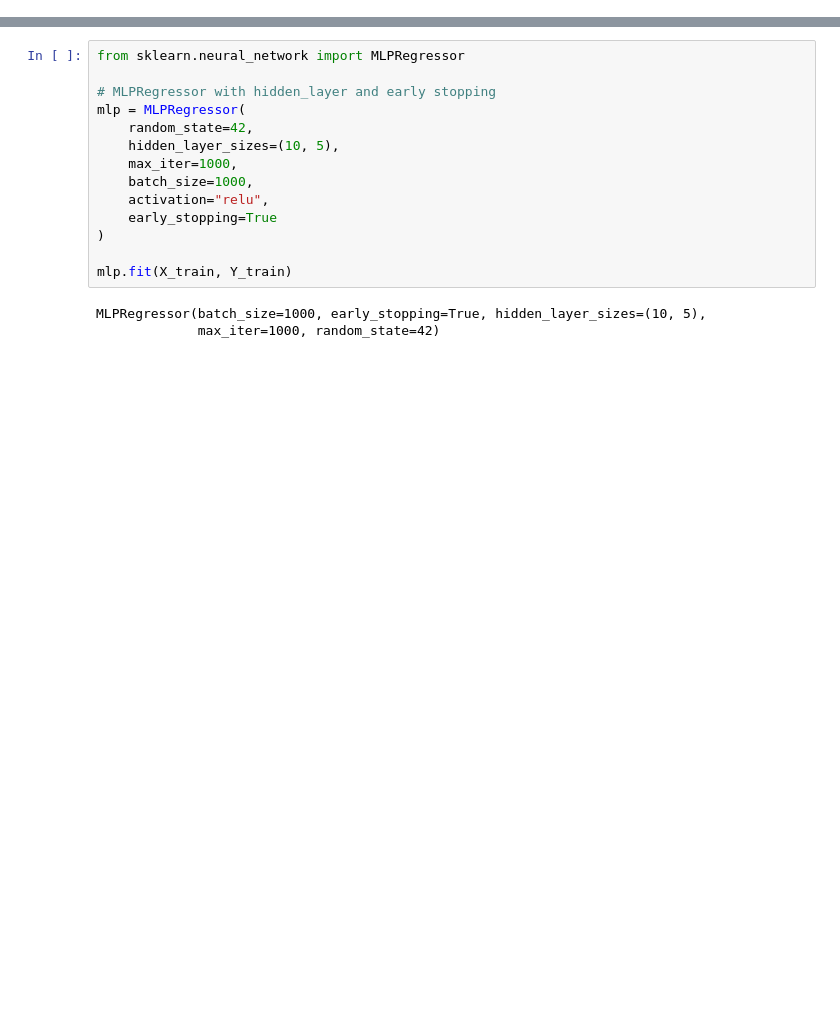
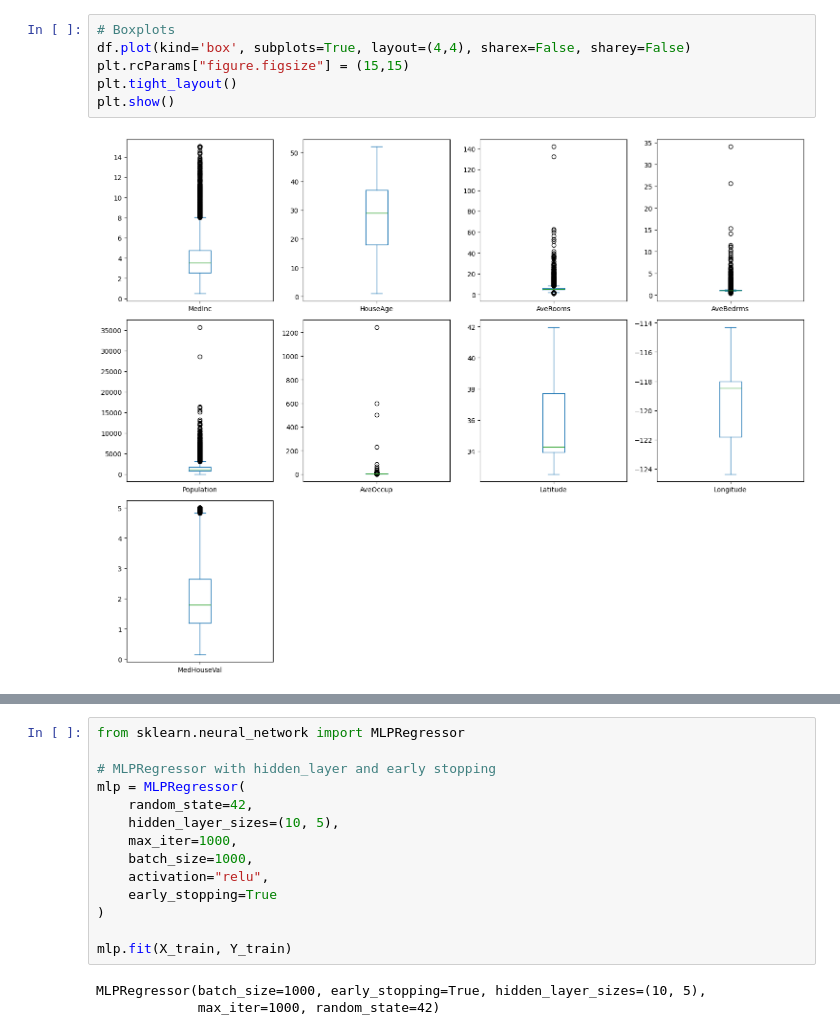
Before and after one commit to OPIM5512-des18004/A02-des18004-3300857, a Jupyter notebook: src/ds_pipeline.ipynb, the cells around one changed output, grey strips where cells are left out. Drawn from its saved outputs; the diff is of its cells as text; blank space fills up the shorter version.

```diff
--- a/src/ds_pipeline.ipynb
+++ b/src/ds_pipeline.ipynb
@@ -45,0 +57,8 @@ print(X_test.shape)
+# %%
+# Boxplots
+df.plot(kind='box', subplots=True, layout=(4,4), sharex=False, sharey=False)
+plt.rcParams["figure.figsize"] = (15,15)
+plt.tight_layout()
+plt.show()
+# %% [output]
+[figure, added]
```
Also changed, not shown: parts of 14 cells of this notebook.
